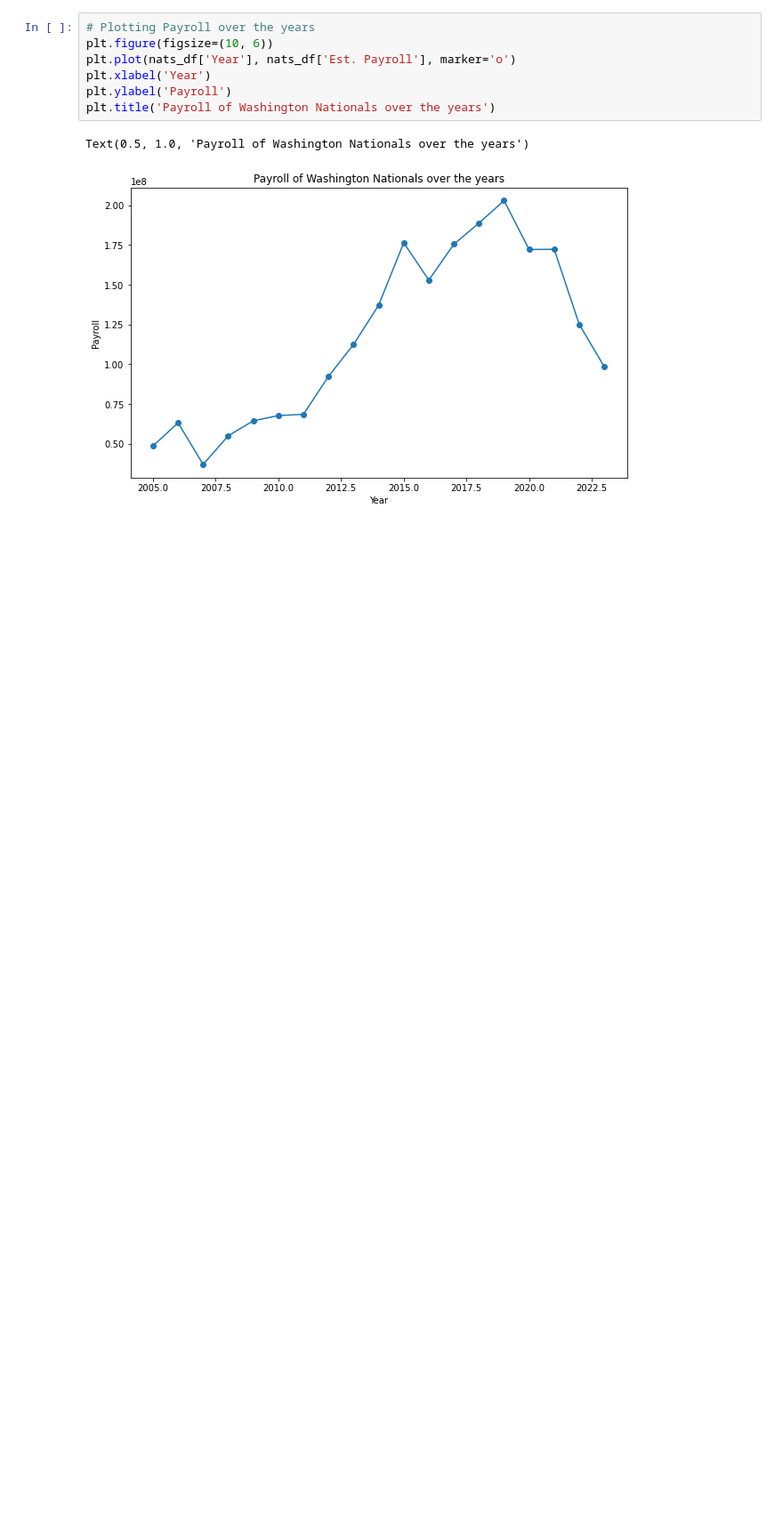
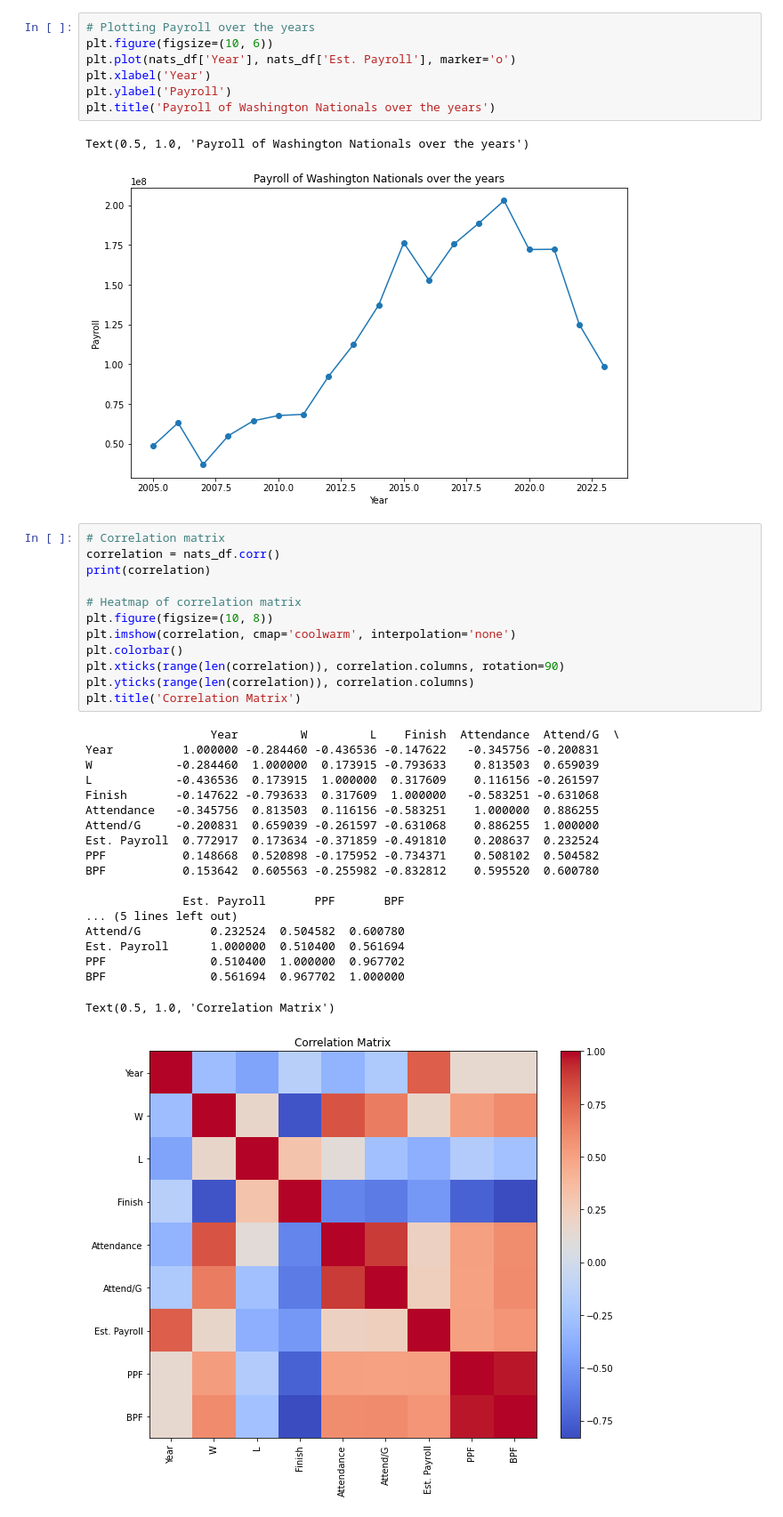
Before and after one commit to ApkimCA/AppliedTextMining_Team11, a Jupyter notebook: nationals_code.ipynb, the cells around one changed output. Shown at 89% size. Cells and saved outputs as stored; diff of their text form; blank space fills up the shorter version.

```diff
--- a/nationals_code.ipynb
+++ b/nationals_code.ipynb
@@ -210,3 +210,35 @@ plt.title('Payroll of Washington Nationals over the years')
 # %% [output]
 Text(0.5, 1.0, 'Payroll of Washington Nationals over the years')
 [figure]
+# %%
+# Correlation matrix
+correlation = nats_df.corr()
+print(correlation)
+
+# Heatmap of correlation matrix
+plt.figure(figsize=(10, 8))
+plt.imshow(correlation, cmap='coolwarm', interpolation='none')
+plt.colorbar()
+plt.xticks(range(len(correlation)), correlation.columns, rotation=90)
+plt.yticks(range(len(correlation)), correlation.columns)
+plt.title('Correlation Matrix')
+# %% [output]
+                  Year         W         L    Finish  Attendance  Attend/G  \
+Year          1.000000 -0.284460 -0.436536 -0.147622   -0.345756 -0.200831
+W            -0.284460  1.000000  0.173915 -0.793633    0.813503  0.659039
+L            -0.436536  0.173915  1.000000  0.317609    0.116156 -0.261597
+Finish       -0.147622 -0.793633  0.317609  1.000000   -0.583251 -0.631068
+Attendance   -0.345756  0.813503  0.116156 -0.583251    1.000000  0.886255
+Attend/G     -0.200831  0.659039 -0.261597 -0.631068    0.886255  1.000000
+Est. Payroll  0.772917  0.173634 -0.371859 -0.491810    0.208637  0.232524
+PPF           0.148668  0.520898 -0.175952 -0.734371    0.508102  0.504582
+BPF           0.153642  0.605563 -0.255982 -0.832812    0.595520  0.600780
+
+              Est. Payroll       PPF       BPF
+... (5 lines left out)
+Attend/G          0.232524  0.504582  0.600780
+Est. Payroll      1.000000  0.510400  0.561694
+PPF               0.510400  1.000000  0.967702
+BPF               0.561694  0.967702  1.000000
+Text(0.5, 1.0, 'Correlation Matrix')
+[figure, added]
```
Also changed, not shown: parts of 4 cells of this notebook.
